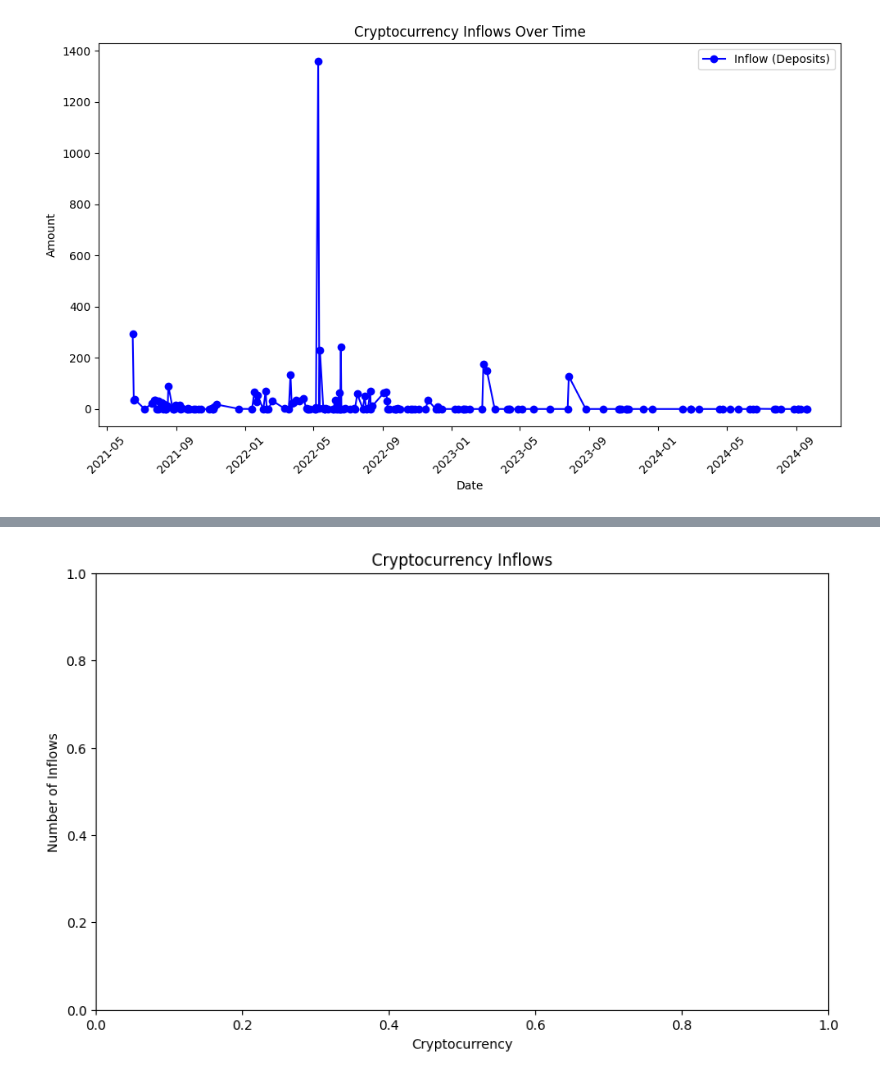
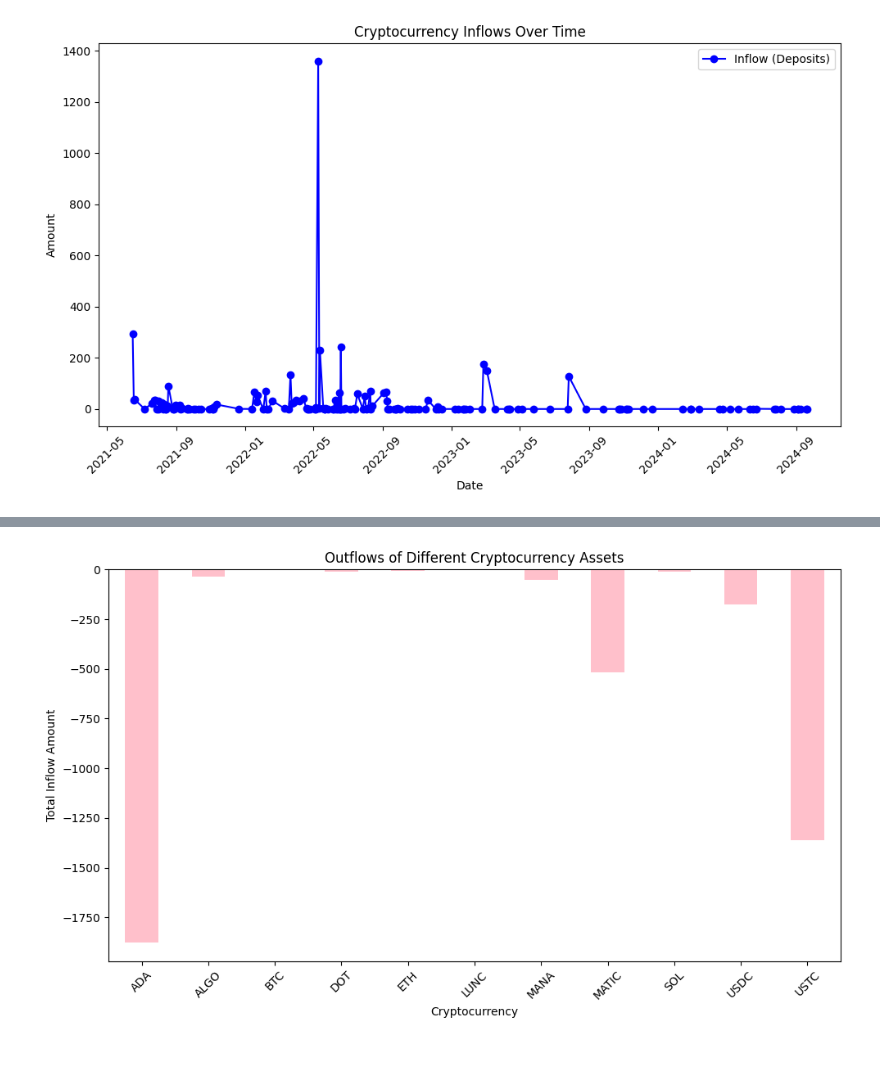
Before and after one commit to gappeah/exodus_analysis, a Jupyter notebook: main.ipynb, the cells around one changed output, grey strips where cells are left out. Drawn from its saved outputs; the diff is of its cells as text; code cells hidden in the pictures.

```diff
--- a/main.ipynb
+++ b/main.ipynb
@@ -133,11 +133,15 @@ IndexError: index 0 is out of bounds for axis 0 with size 0
 # %%
-# Create a bar chart of the different cryptocurrency inflows
+# Group data by currency and sum inflows (INAMOUNT) for each cryptocurrency asset
+asset_inflows = relevant_data.groupby('OUTCURRENCY')['OUTAMOUNT'].sum()
+
+# Plot a bar chart for inflows of different cryptocurrency assets
 plt.figure(figsize=(10, 6))
-sns.countplot(x='INCURRENCY', data=inflows)
-plt.title('Cryptocurrency Inflows')
+asset_inflows.plot(kind='bar', color='pink')
+plt.title('Outflows of Different Cryptocurrency Assets')
 plt.xlabel('Cryptocurrency')
-plt.ylabel('Number of Inflows')
-plt.xticks(rotation=0)  # No rotation needed since labels are short
+plt.ylabel('Total Inflow Amount')
+plt.xticks(rotation=45)
+plt.tight_layout()
 plt.show()
 # %% [output]
-[figure, old version]
+[figure, new version]
```
Also changed, not shown: parts of 6 cells of this notebook.
